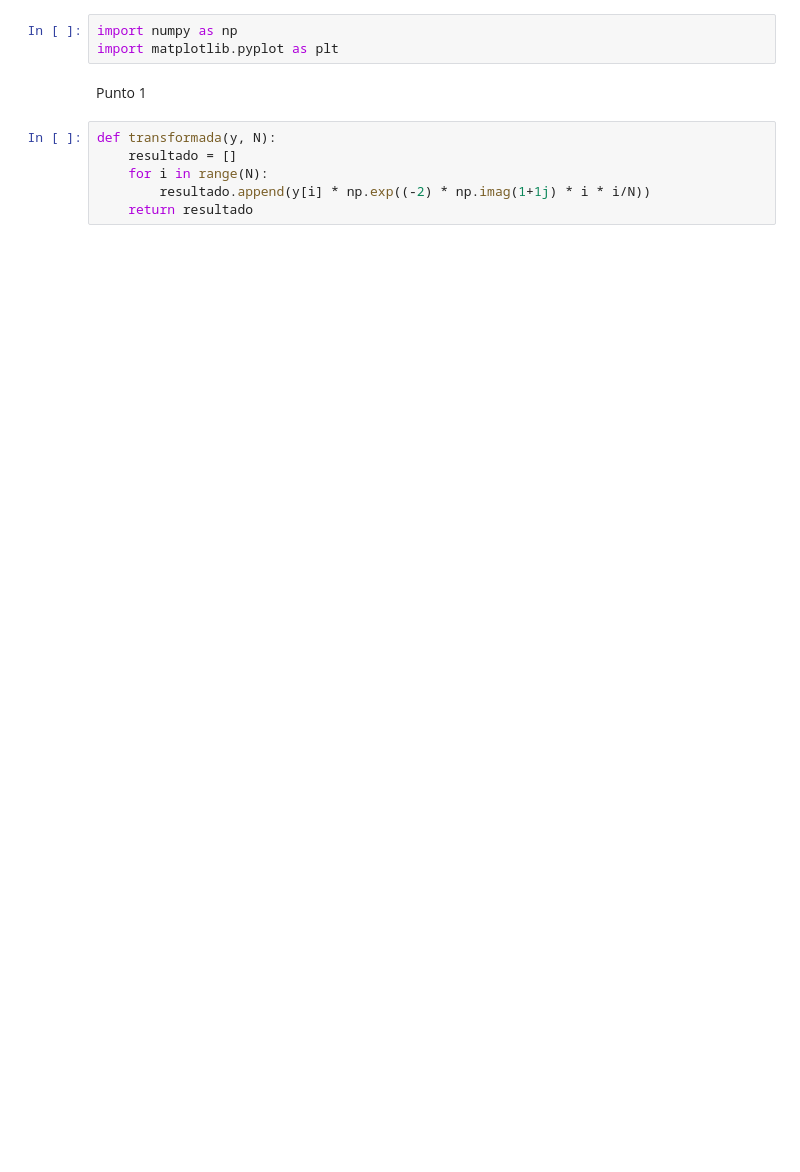
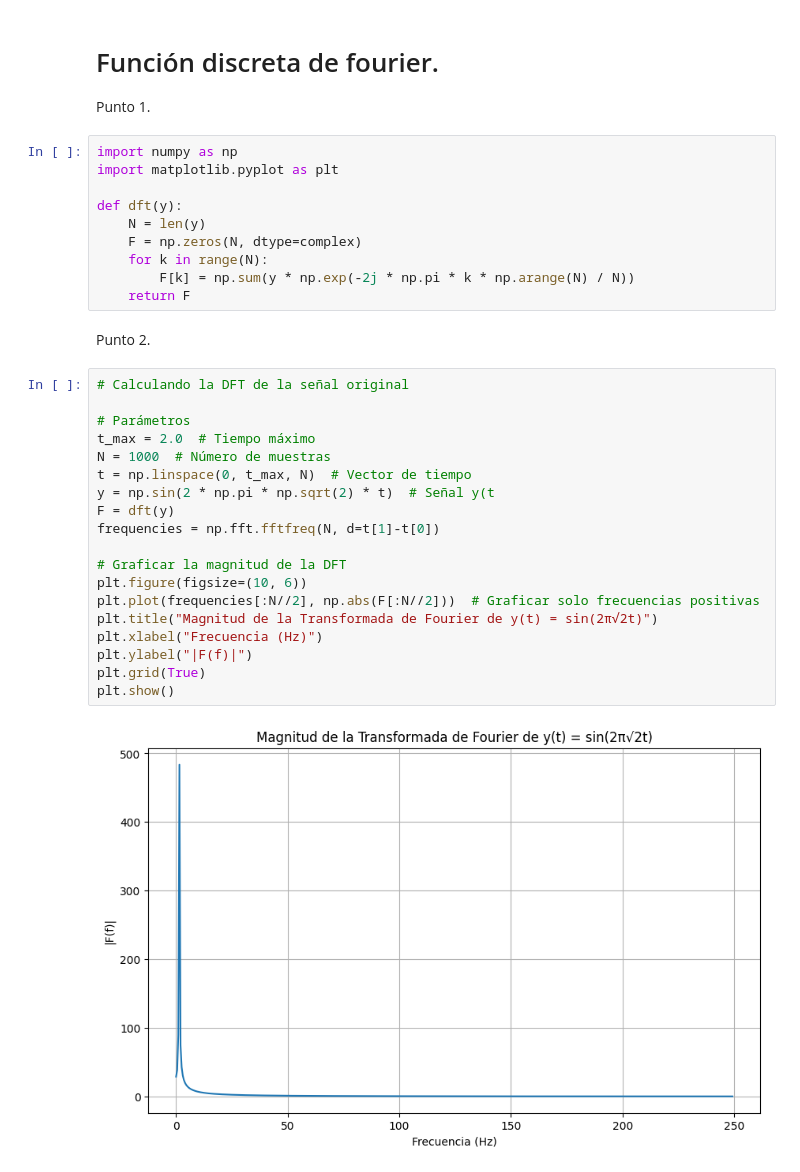
Before and after one commit to EstebanFuentesS/Metodos-Computacionales-2, a Jupyter notebook: Taller1.ipynb, the cells around one changed output. Drawn from its saved outputs; the diff is of its cells as text; blank space fills up the shorter version.

```diff
--- a/Taller1.ipynb
+++ b/Taller1.ipynb
@@ -3,11 +1,36 @@
-# %%
-import numpy as np
-import matplotlib.pyplot as plt
+# %% [markdown]
+# Función discreta de fourier.
+Punto 1.
+# %%
+import numpy as np
+import matplotlib.pyplot as plt
+
+def dft(y):
+    N = len(y)
+    F = np.zeros(N, dtype=complex)
+    for k in range(N):
+        F[k] = np.sum(y * np.exp(-2j * np.pi * k * np.arange(N) / N))
+    return F
 # %% [markdown]
-Punto 1
+Punto 2.
-# %%
-def transformada(y, N):
-    resultado = []
-    for i in range(N):
-        resultado.append(y[i] * np.exp((-2) * np.imag(1+1j) * i * i/N))
-    return resultado
+# %%
+# Calculando la DFT de la señal original
+
+# Parámetros
+t_max = 2.0  # Tiempo máximo
+N = 1000  # Número de muestras
+t = np.linspace(0, t_max, N)  # Vector de tiempo
+y = np.sin(2 * np.pi * np.sqrt(2) * t)  # Señal y(t
+F = dft(y)
+frequencies = np.fft.fftfreq(N, d=t[1]-t[0])
+
+# Graficar la magnitud de la DFT
+plt.figure(figsize=(10, 6))
+plt.plot(frequencies[:N//2], np.abs(F[:N//2]))  # Graficar solo frecuencias positivas
+plt.title("Magnitud de la Transformada de Fourier de y(t) = sin(2π√2t)")
+plt.xlabel("Frecuencia (Hz)")
+plt.ylabel("|F(f)|")
+plt.grid(True)
+plt.show()
+# %% [output]
+[figure, added]
```
Also changed, not shown: parts of 11 cells of this notebook, 1 other file.
